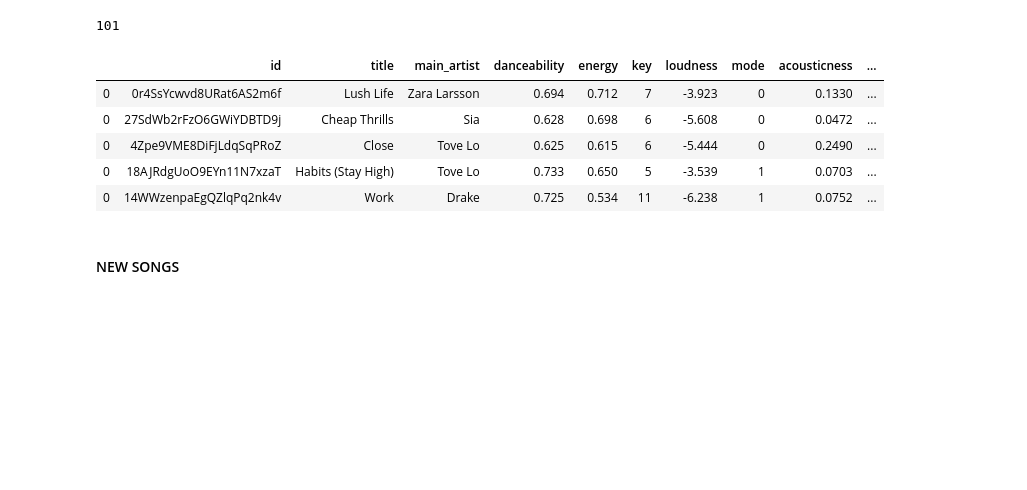
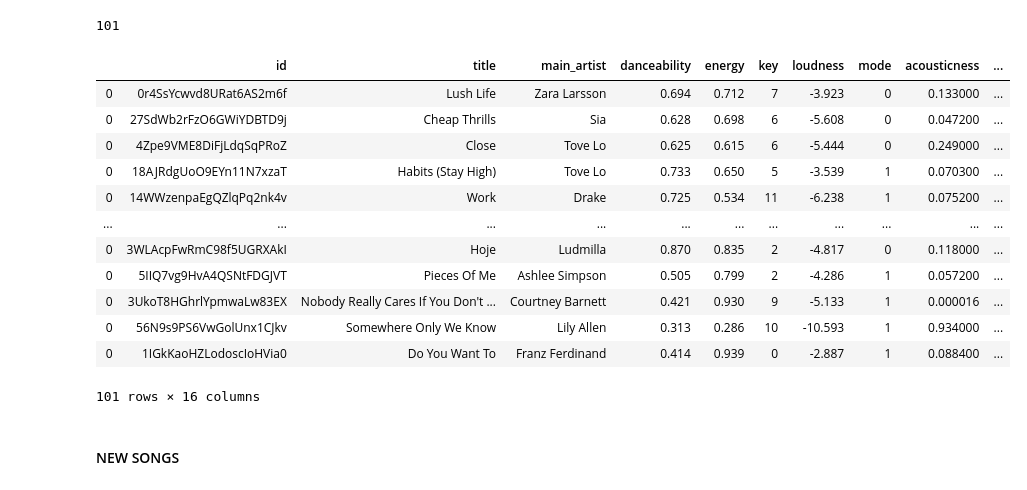
Before and after one commit to ritapereira10/Spotify-Analysis, a Jupyter notebook: Friends/TEST FRIENDS.ipynb, the cells around one changed output. Drawn from its saved outputs; the diff is of its cells as text; code cells hidden in the pictures; blank space fills up the shorter version.

```diff
--- a/Friends/TEST FRIENDS.ipynb
+++ b/Friends/TEST FRIENDS.ipynb
@@ -96,26 +96,33 @@ for i in range(0, len(playlist_tracks_id)):
 # %%
 #Merging Dataframes for getting audio features and track information
 
 old_df['title'] = playlist_tracks_titles
 #features_df['first_artist'] = playlist_tracks_first_artists
 old_df['main_artist'] = playlist_tracks_artists
 #features_df = features_df.set_index('id')
 old_df = old_df[['id', 'title', 'main_artist',
                            'danceability', 'energy', 'key', 'loudness',
                            'mode', 'acousticness', 'instrumentalness',
                            'liveness', 'valence', 'tempo',
                            'duration_ms', 'time_signature']]
 
 
 old_df['playlist'] = 0
-old_df.head()
+old_df
 # %% [output]
 |  | id | title | main_artist | danceability | energy | key | loudness | mode | acousticness | ... |
-| 0 | 0r4SsYcwvd8URat6AS2m6f | Lush Life | Zara Larsson | 0.694 | 0.712 | 7 | -3.923 | 0 | 0.1330 | ... |
-| 0 | 27SdWb2rFzO6GWiYDBTD9j | Cheap Thrills | Sia | 0.628 | 0.698 | 6 | -5.608 | 0 | 0.0472 | ... |
-| 0 | 4Zpe9VME8DiFjLdqSqPRoZ | Close | Tove Lo | 0.625 | 0.615 | 6 | -5.444 | 0 | 0.2490 | ... |
-| 0 | 18AJRdgUoO9EYn11N7xzaT | Habits (Stay High) | Tove Lo | 0.733 | 0.650 | 5 | -3.539 | 1 | 0.0703 | ... |
-| 0 | 14WWzenpaEgQZlqPq2nk4v | Work | Drake | 0.725 | 0.534 | 11 | -6.238 | 1 | 0.0752 | ... |
+| 0 | 0r4SsYcwvd8URat6AS2m6f | Lush Life | Zara Larsson | 0.694 | 0.712 | 7 | -3.923 | 0 | 0.133000 | ... |
+| 0 | 27SdWb2rFzO6GWiYDBTD9j | Cheap Thrills | Sia | 0.628 | 0.698 | 6 | -5.608 | 0 | 0.047200 | ... |
+| 0 | 4Zpe9VME8DiFjLdqSqPRoZ | Close | Tove Lo | 0.625 | 0.615 | 6 | -5.444 | 0 | 0.249000 | ... |
+| 0 | 18AJRdgUoO9EYn11N7xzaT | Habits (Stay High) | Tove Lo | 0.733 | 0.650 | 5 | -3.539 | 1 | 0.070300 | ... |
+| 0 | 14WWzenpaEgQZlqPq2nk4v | Work | Drake | 0.725 | 0.534 | 11 | -6.238 | 1 | 0.075200 | ... |
+| ... | ... | ... | ... | ... | ... | ... | ... | ... | ... | ... |
+| 0 | 3WLAcpFwRmC98f5UGRXAkI | Hoje | Ludmilla | 0.870 | 0.835 | 2 | -4.817 | 0 | 0.118000 | ... |
+| 0 | 5IIQ7vg9HvA4QSNtFDGJVT | Pieces Of Me | Ashlee Simpson | 0.505 | 0.799 | 2 | -4.286 | 1 | 0.057200 | ... |
+| 0 | 3UkoT8HGhrlYpmwaLw83EX | Nobody Really Cares If You Don't ... | Courtney Barnett | 0.421 | 0.930 | 9 | -5.133 | 1 | 0.000016 | ... |
+| 0 | 56N9s9PS6VwGolUnx1CJkv | Somewhere Only We Know | Lily Allen | 0.313 | 0.286 | 10 | -10.593 | 1 | 0.934000 | ... |
+| 0 | 1IGkKaoHZLodoscIoHVia0 | Do You Want To | Franz Ferdinand | 0.414 | 0.939 | 0 | -2.887 | 1 | 0.088400 | ... |
+101 rows × 16 columns
 # %% [markdown]
 #### NEW SONGS
 # %%
```
Also changed, not shown: parts of 1 cell of this notebook.
